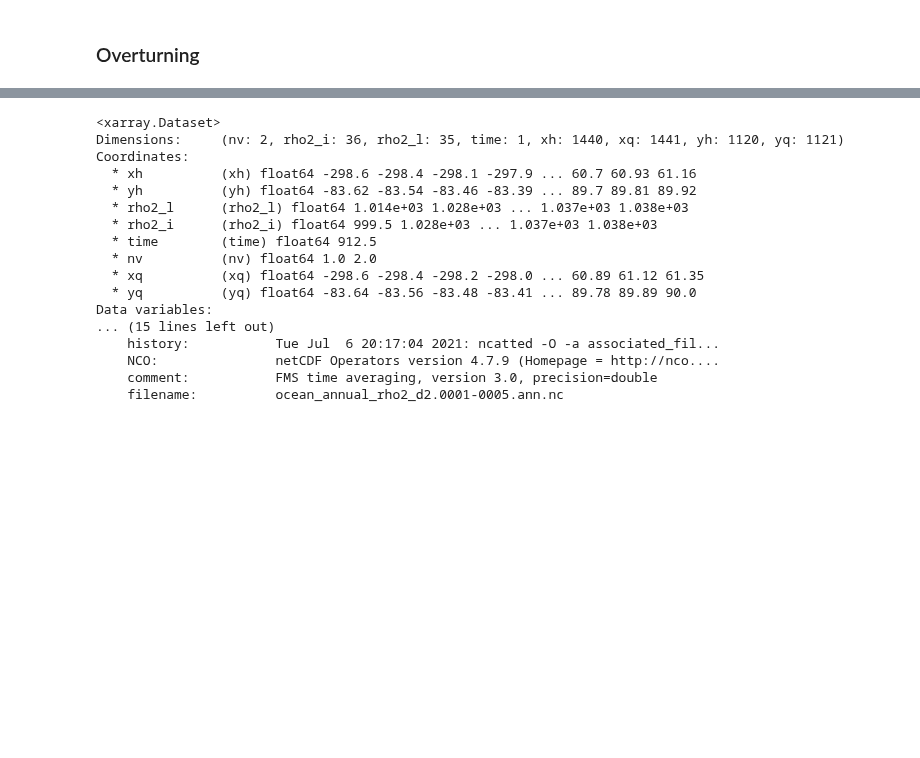
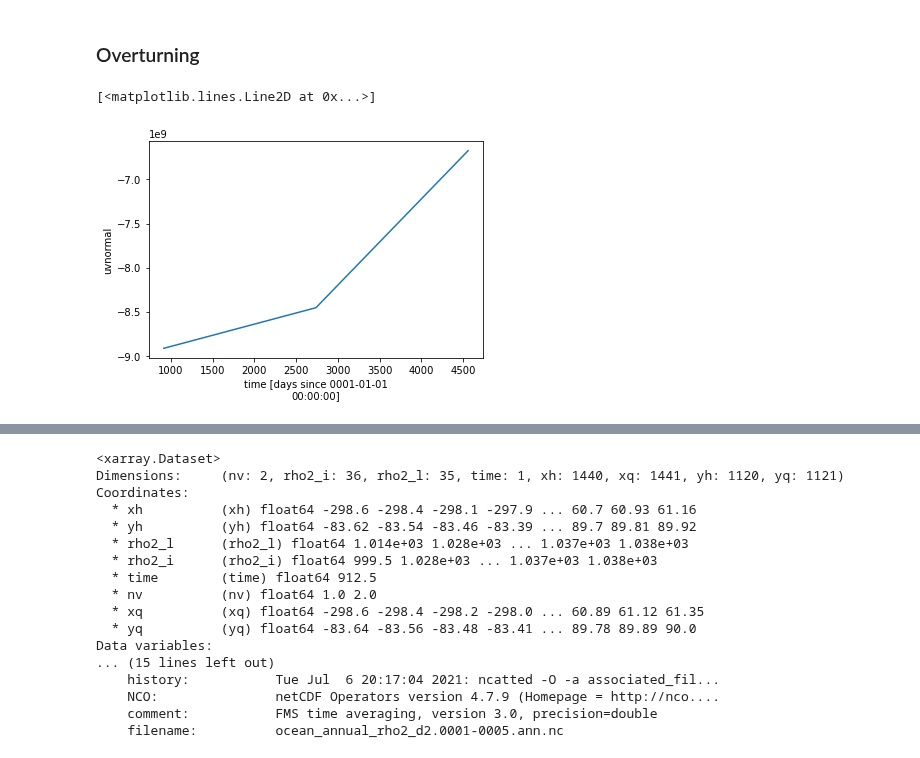
Before and after one commit to MOM6-community/sectionate, a Jupyter notebook: examples/OSNAP_CM4p125.ipynb, the cells around one changed output, grey strips where cells are left out. Saved outputs shown, nothing was run; the diff lists cells and outputs as text; code cells hidden in the pictures; blank space fills up the shorter version.

```diff
--- a/examples/OSNAP_CM4p125.ipynb
+++ b/examples/OSNAP_CM4p125.ipynb
@@ -152,3 +158,8 @@ Trp.plot()
 import xoverturning
 # %%
 dsT = sectionate.MOM6_normal_transport(ds, iwest, jwest)
+# %%
+dsT['uvnormal'].sum(dim=['sect', 'z_l']).plot()
+# %% [output]
+[<matplotlib.lines.Line2D at 0x...>]
+[figure, added]
```
Also changed, not shown: parts of 18 cells of this notebook, 1 other file.
